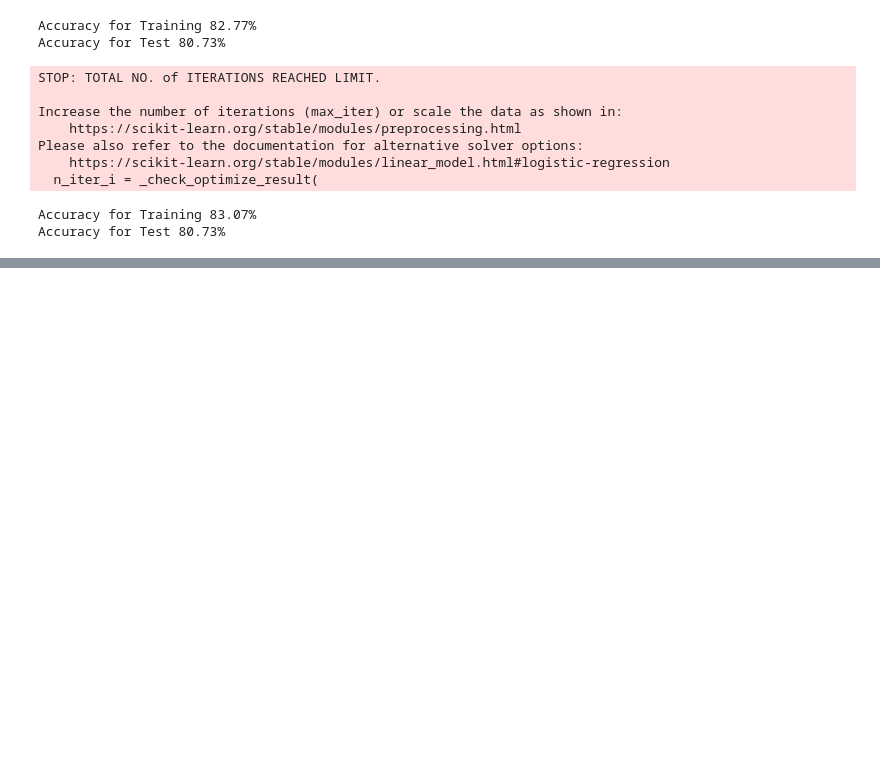
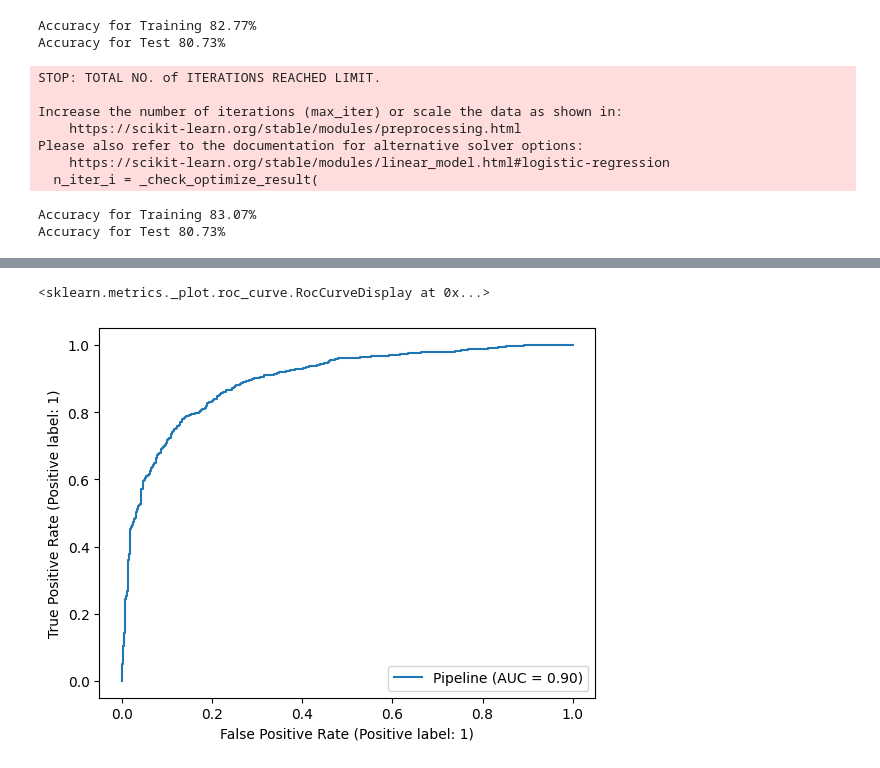
Before and after one commit to DellaCortef/supervised-learning-classification-pipeline, a Jupyter notebook: classification/machine-learning-classification-pipeline.ipynb, the cells around one changed output, grey strips where cells are left out. Saved outputs shown, nothing was run; the diff lists cells and outputs as text; code cells hidden in the pictures; blank space fills up the shorter version.

```diff
--- a/classification/machine-learning-classification-pipeline.ipynb
+++ b/classification/machine-learning-classification-pipeline.ipynb
@@ -666,0 +936,6 @@ Results
+# %%
+# applying roc_curve
+plot_roc_curve(pipeline, X_oot, y_oot)
+# %% [output]
+<sklearn.metrics._plot.roc_curve.RocCurveDisplay at 0x...>
+[figure, added]
```
Also changed, not shown: parts of 35 cells of this notebook, 1 other file.
